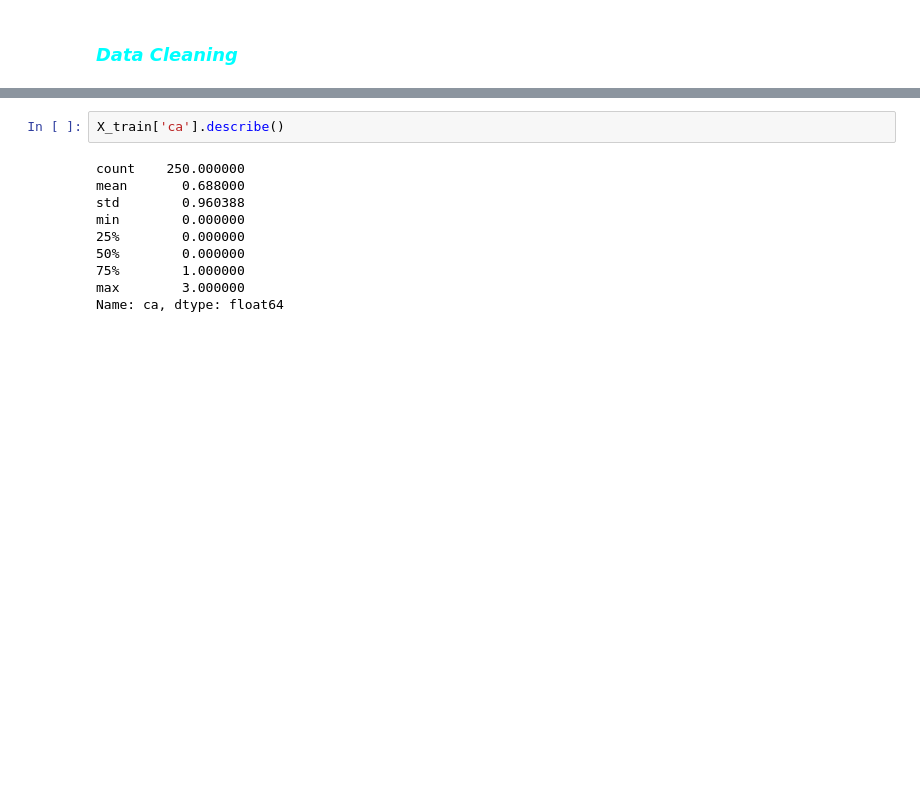
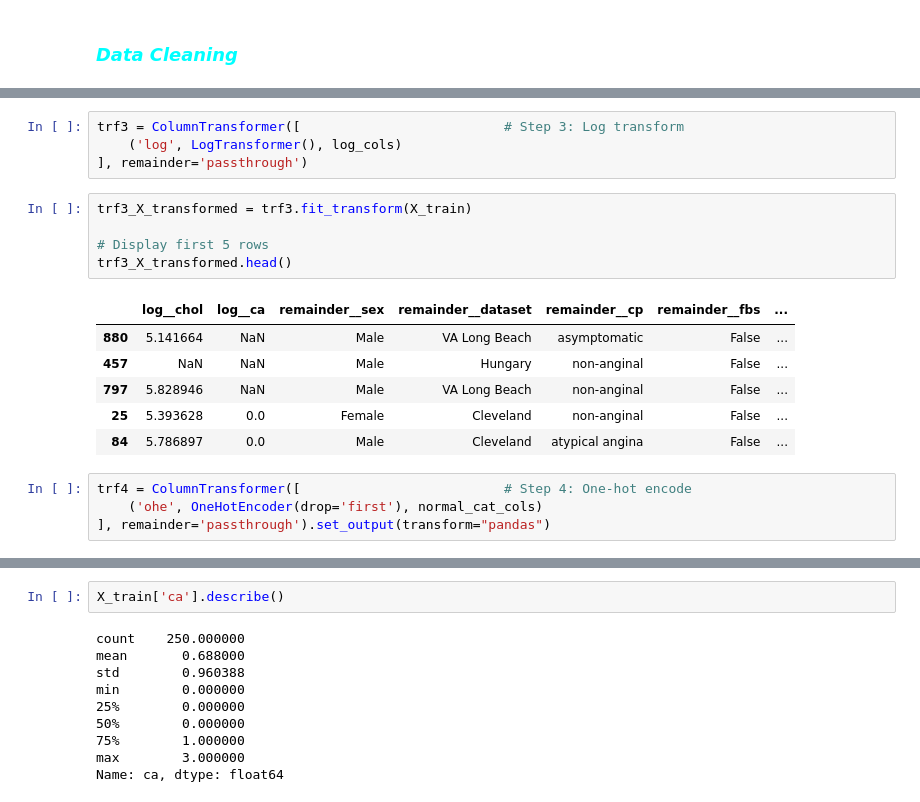
Before and after one commit to SumanGouda/Scikit-Learn-, a Jupyter notebook: PROJECT/HEART DISEASE/heart_disease_predictor.ipynb, the cells around one changed output, grey strips where cells are left out. Cells and saved outputs as stored; diff of their text form; blank space fills up the shorter version.

```diff
--- a/PROJECT/HEART DISEASE/heart_disease_predictor.ipynb
+++ b/PROJECT/HEART DISEASE/heart_disease_predictor.ipynb
@@ -219,0 +133,20 @@ trf4 = ColumnTransformer([
+# %%
+trf3 = ColumnTransformer([                          # Step 3: Log transform
+    ('log', LogTransformer(), log_cols)
+], remainder='passthrough')
+# %%
+trf3_X_transformed = trf3.fit_transform(X_train)
+
+# Display first 5 rows
+trf3_X_transformed.head()
+# %% [output]
+|  | log__chol | log__ca | remainder__sex | remainder__dataset | remainder__cp | remainder__fbs | ... |
+| 880 | 5.141664 | NaN | Male | VA Long Beach | asymptomatic | False | ... |
+| 457 | NaN | NaN | Male | Hungary | non-anginal | False | ... |
+| 797 | 5.828946 | NaN | Male | VA Long Beach | non-anginal | False | ... |
+| 25 | 5.393628 | 0.0 | Female | Cleveland | non-anginal | False | ... |
+| 84 | 5.786897 | 0.0 | Male | Cleveland | atypical angina | False | ... |
+# %%
+trf4 = ColumnTransformer([                          # Step 4: One-hot encode
+    ('ohe', OneHotEncoder(drop='first'), normal_cat_cols)
+], remainder='passthrough').set_output(transform="pandas")
```
Also changed, not shown: parts of 25 cells of this notebook, 1 other file.
